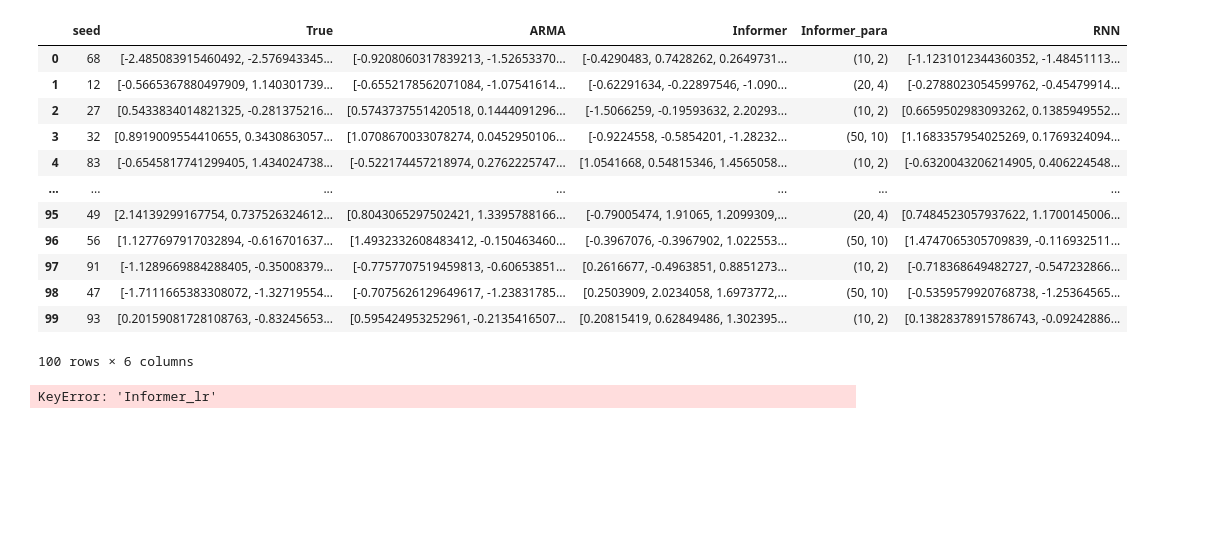
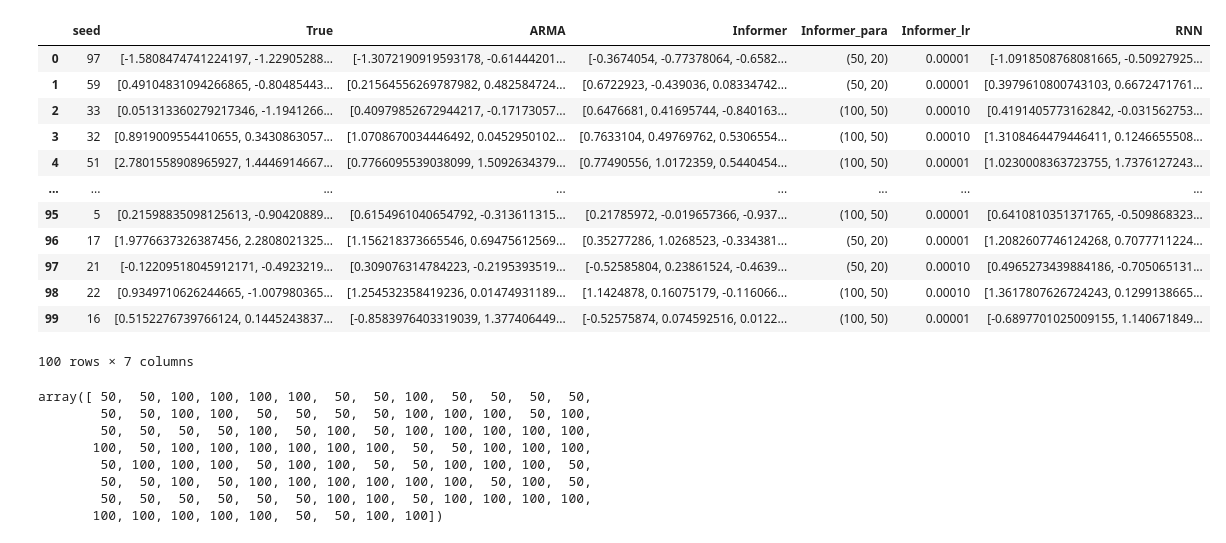
Before and after one commit to jasongangquanzhang/Informer_Time_Series, a Jupyter notebook: visiualization.ipynb, the cells around one changed output. Cells and saved outputs as stored; diff of their text form; code cells hidden in the pictures; blank space fills up the shorter version.

```diff
--- a/visiualization.ipynb
+++ b/visiualization.ipynb
@@ -5,22 +5,23 @@ import numpy as np
 from sklearn.metrics import mean_squared_error
 import matplotlib.pyplot as plt
 # %%
-df = pd.read_csv('csv_results/result_7.csv')
+# df = pd.read_csv('csv_results/result_9.csv')
+df = pd.read_csv('csv_results_mercury/result_3.csv')
 df
 # %% [output]
-|  | seed | True | ARMA | Informer | Informer_para | RNN |
-| 0 | 68 | [-2.485083915460492, -2.576943345... | [-0.9208060317839213, -1.52653370... | [-0.4290483, 0.7428262, 0.2649731... | (10, 2) | [-1.1231012344360352, -1.48451113... |
-| 1 | 12 | [-0.5665367880497909, 1.140301739... | [-0.6552178562071084, -1.07541614... | [-0.62291634, -0.22897546, -1.090... | (20, 4) | [-0.2788023054599762, -0.45479914... |
-| 2 | 27 | [0.5433834014821325, -0.281375216... | [0.5743737551420518, 0.1444091296... | [-1.5066259, -0.19593632, 2.20293... | (10, 2) | [0.6659502983093262, 0.1385949552... |
-| 3 | 32 | [0.8919009554410655, 0.3430863057... | [1.0708670033078274, 0.0452950106... | [-0.9224558, -0.5854201, -1.28232... | (50, 10) | [1.1683357954025269, 0.1769324094... |
-| 4 | 83 | [-0.6545817741299405, 1.434024738... | [-0.522174457218974, 0.2762225747... | [1.0541668, 0.54815346, 1.4565058... | (10, 2) | [-0.6320043206214905, 0.406224548... |
-| ... | ... | ... | ... | ... | ... | ... |
-| 95 | 49 | [2.14139299167754, 0.737526324612... | [0.8043065297502421, 1.3395788166... | [-0.79005474, 1.91065, 1.2099309,... | (20, 4) | [0.7484523057937622, 1.1700145006... |
-| 96 | 56 | [1.1277697917032894, -0.616701637... | [1.4932332608483412, -0.150463460... | [-0.3967076, -0.3967902, 1.022553... | (50, 10) | [1.4747065305709839, -0.116932511... |
-| 97 | 91 | [-1.1289669884288405, -0.35008379... | [-0.7757707519459813, -0.60653851... | [0.2616677, -0.4963851, 0.8851273... | (10, 2) | [-0.718368649482727, -0.547232866... |
-| 98 | 47 | [-1.7111665383308072, -1.32719554... | [-0.7075626129649617, -1.23831785... | [0.2503909, 2.0234058, 1.6973772,... | (50, 10) | [-0.5359579920768738, -1.25364565... |
-| 99 | 93 | [0.20159081728108763, -0.83245653... | [0.595424953252961, -0.2135416507... | [0.20815419, 0.62849486, 1.302395... | (10, 2) | [0.13828378915786743, -0.09242886... |
+|  | seed | True | ARMA | Informer | Informer_para | Informer_lr | RNN |
+| 0 | 97 | [-1.5808474741224197, -1.22905288... | [-1.3072190919593178, -0.61444201... | [-0.3674054, -0.77378064, -0.6582... | (50, 20) | 0.00001 | [-1.0918508768081665, -0.50927925... |
+| 1 | 59 | [0.49104831094266865, -0.80485443... | [0.21564556269787982, 0.482584724... | [0.6722923, -0.439036, 0.08334742... | (50, 20) | 0.00001 | [0.3979610800743103, 0.6672471761... |
+| 2 | 33 | [0.051313360279217346, -1.1941266... | [0.40979852672944217, -0.17173057... | [0.6476681, 0.41695744, -0.840163... | (100, 50) | 0.00010 | [0.4191405773162842, -0.031562753... |
+| 3 | 32 | [0.8919009554410655, 0.3430863057... | [1.0708670034446492, 0.0452950102... | [0.7633104, 0.49769762, 0.5306554... | (100, 50) | 0.00010 | [1.3108464479446411, 0.1246655508... |
+| 4 | 51 | [2.7801558908965927, 1.4446914667... | [0.7766095539038099, 1.5092634379... | [0.77490556, 1.0172359, 0.5440454... | (100, 50) | 0.00001 | [1.0230008363723755, 1.7376127243... |
+| ... | ... | ... | ... | ... | ... | ... | ... |
+| 95 | 5 | [0.21598835098125613, -0.90420889... | [0.6154961040654792, -0.313611315... | [0.21785972, -0.019657366, -0.937... | (100, 50) | 0.00001 | [0.6410810351371765, -0.509868323... |
+| 96 | 17 | [1.9776637326387456, 2.2808021325... | [1.156218373665546, 0.69475612569... | [0.35277286, 1.0268523, -0.334381... | (50, 20) | 0.00001 | [1.2082607746124268, 0.7077711224... |
+| 97 | 21 | [-0.12209518045912171, -0.4923219... | [0.309076314784223, -0.2195393519... | [-0.52585804, 0.23861524, -0.4639... | (50, 20) | 0.00010 | [0.4965273439884186, -0.705065131... |
+| 98 | 22 | [0.9349710626244665, -1.007980365... | [1.254532358419236, 0.01474931189... | [1.1424878, 0.16075179, -0.116066... | (100, 50) | 0.00010 | [1.3617807626724243, 0.1299138665... |
+| 99 | 16 | [0.5152276739766124, 0.1445243837... | [-0.8583976403319039, 1.377406449... | [-0.52575874, 0.074592516, 0.0122... | (100, 50) | 0.00001 | [-0.6897701025009155, 1.140671849... |
-100 rows × 6 columns
+100 rows × 7 columns
 # %%
 arma_mse = mean_squared_error(np.array(df['True'].apply(ast.literal_eval).to_list()),np.array(df['ARMA'].apply(ast.literal_eval).to_list()),multioutput='raw_values')
 informer_mse = mean_squared_error(np.array(df['True'].apply(ast.literal_eval).to_list()),np.array(df['Informer'].apply(ast.literal_eval).to_list()),multioutput='raw_values')
@@ -30,7 +31,14 @@ informer_select = np.array(df['Informer_para'].apply(ast.literal_eval).to_list()
 informer_lr_select = np.array(df['Informer_lr'].to_list())
 informer_select
 # %% [output]
-KeyError: 'Informer_lr'
+array([ 50,  50, 100, 100, 100, 100,  50,  50, 100,  50,  50,  50,  50,
+        50,  50, 100, 100,  50,  50,  50,  50, 100, 100, 100,  50, 100,
+        50,  50,  50,  50, 100,  50, 100,  50, 100, 100, 100, 100, 100,
+       100,  50, 100, 100, 100, 100, 100, 100,  50,  50, 100, 100, 100,
+        50, 100, 100, 100,  50, 100, 100,  50,  50, 100, 100, 100,  50,
+        50,  50, 100,  50, 100, 100, 100, 100, 100, 100,  50, 100,  50,
+        50,  50,  50,  50,  50,  50, 100, 100,  50, 100, 100, 100, 100,
+       100, 100, 100, 100, 100,  50,  50, 100, 100])
 # %%
 informer_lr_select
 # %% [output]
```
Also changed, not shown: parts of 4 cells of this notebook, 2 other files.
